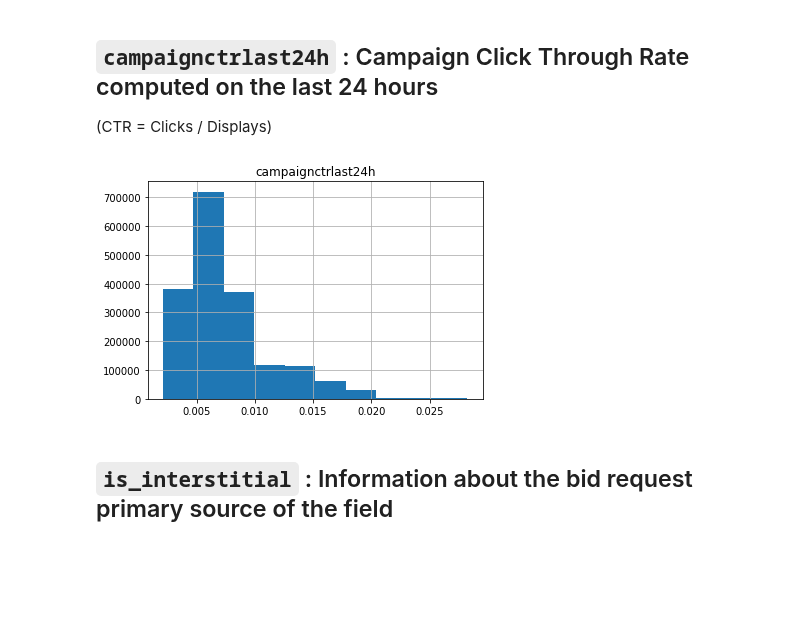
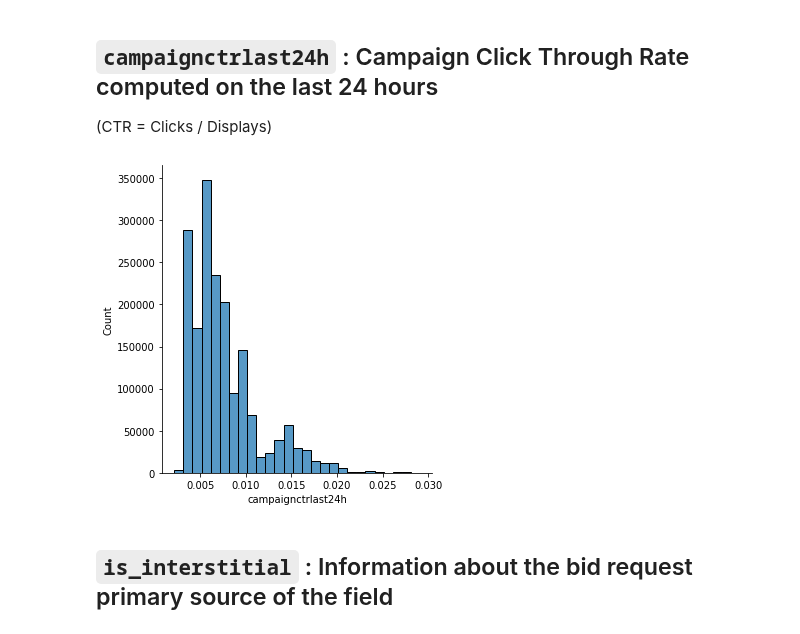
Before and after one commit to baptiste-pasquier/statapp, a Jupyter notebook: discovering.ipynb, the cells around one changed output. Drawn from its saved outputs; the diff is of its cells as text; code cells hidden in the pictures; blank space fills up the shorter version.

```diff
--- a/discovering.ipynb
+++ b/discovering.ipynb
@@ -251,11 +270,11 @@ plt.show()
 # %% [markdown]
 ## `campaignctrlast24h` : Campaign Click Through Rate computed on the last 24 hours
 (CTR = Clicks / Displays)
-# %%
-df.hist(column='campaignctrlast24h')
-plt.show()
-# %% [output]
-[figure, removed]
+# %%
+sns.displot(data=df, x='campaignctrlast24h', binwidth=0.001)
+plt.show()
+# %% [output]
+[figure, added]
 # %% [markdown]
 ## `is_interstitial` : Information about the bid request primary source of the field
 # %%
```
Also changed, not shown: parts of 12 cells of this notebook.
